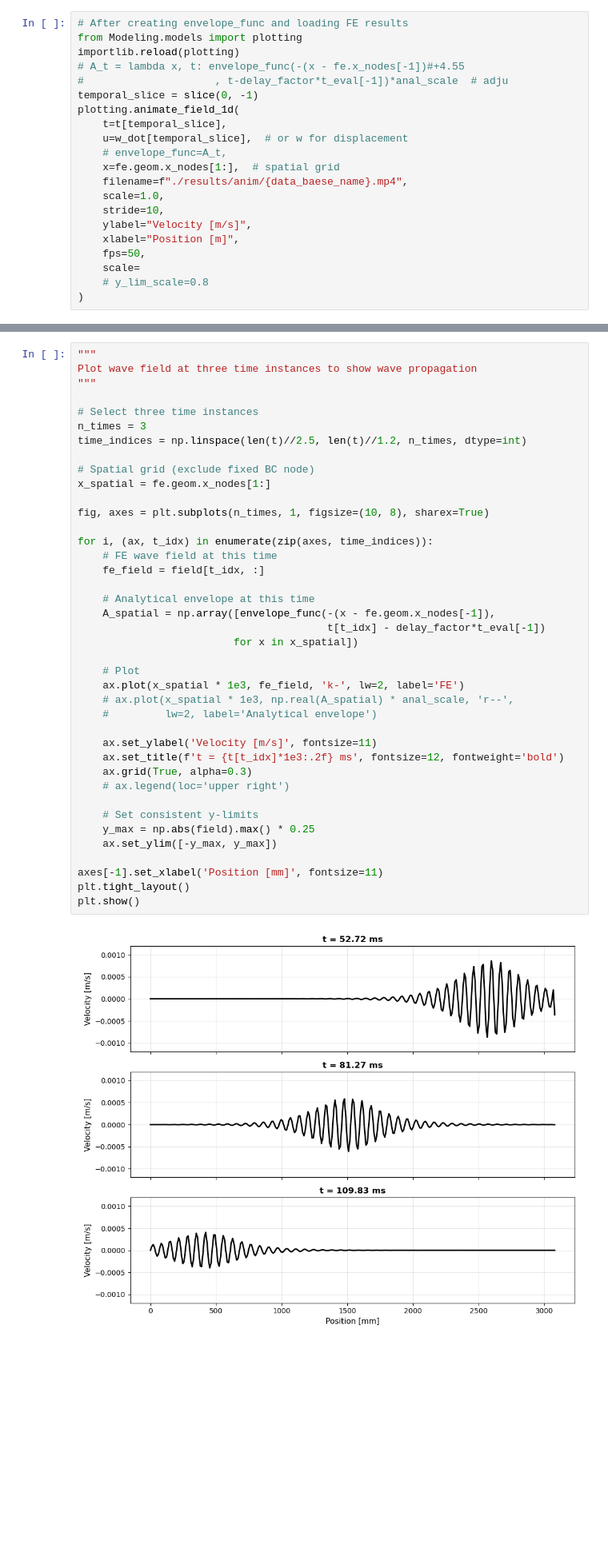
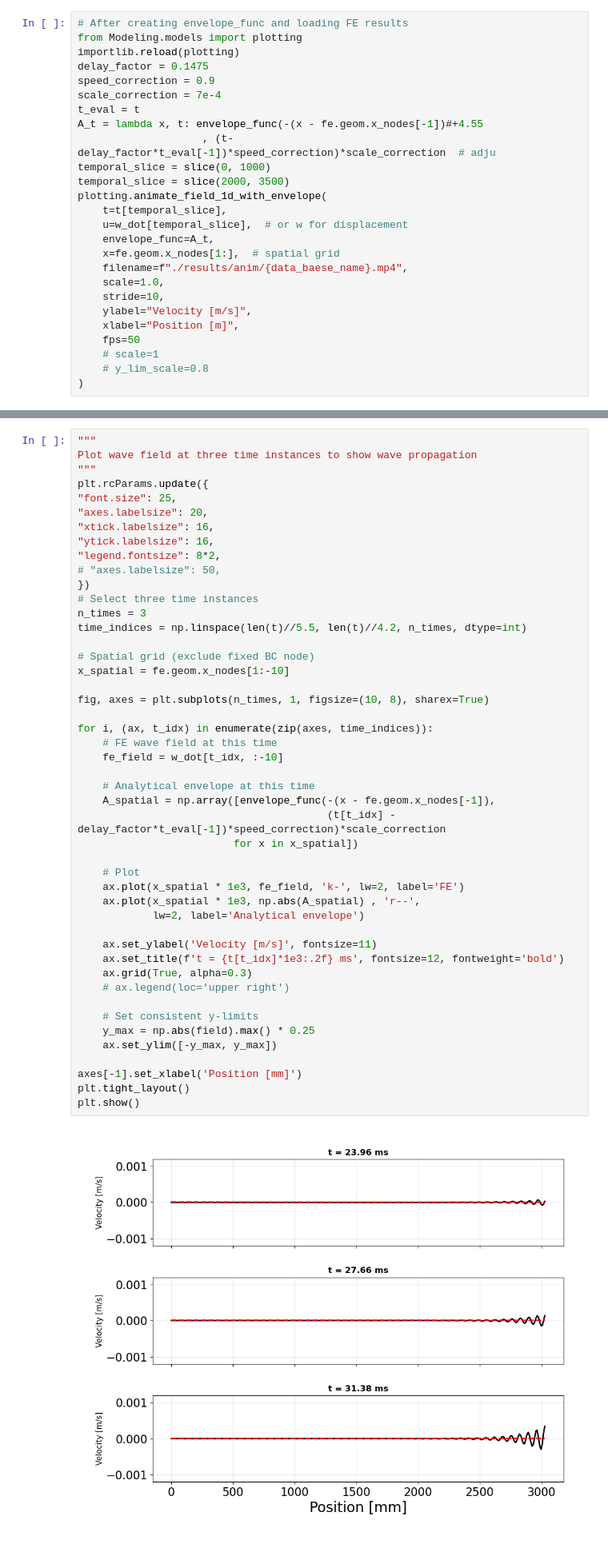
Before and after one commit to nimaet/Modeling, a Jupyter notebook: tasks/soliton/plot_soliton.ipynb, the cells around one changed output, grey strips where cells are left out. Shown at 80% size. Cells and saved outputs as stored; diff of their text form; blank space fills up the shorter version.

```diff
--- a/tasks/soliton/plot_soliton.ipynb
+++ b/tasks/soliton/plot_soliton.ipynb
@@ -203,21 +212,26 @@ plt.show()
 # After creating envelope_func and loading FE results
 from Modeling.models import plotting
 importlib.reload(plotting)
-# A_t = lambda x, t: envelope_func(-(x - fe.x_nodes[-1])#+4.55
-#                     , t-delay_factor*t_eval[-1])*anal_scale  # adju
-temporal_slice = slice(0, -1)
-plotting.animate_field_1d(
+delay_factor = 0.1475
+speed_correction = 0.9
+scale_correction = 7e-4
+t_eval = t
+A_t = lambda x, t: envelope_func(-(x - fe.geom.x_nodes[-1])#+4.55
+                    , (t-delay_factor*t_eval[-1])*speed_correction)*scale_correction  # adju
+temporal_slice = slice(0, 1000)
+temporal_slice = slice(2000, 3500)
+plotting.animate_field_1d_with_envelope(
     t=t[temporal_slice],
     u=w_dot[temporal_slice],  # or w for displacement
-    # envelope_func=A_t,
+    envelope_func=A_t,
     x=fe.geom.x_nodes[1:],  # spatial grid
     filename=f"./results/anim/{data_baese_name}.mp4",
     scale=1.0,
     stride=10,
     ylabel="Velocity [m/s]",
     xlabel="Position [m]",
-    fps=50,
-    scale=
+    fps=50
+    # scale=1
     # y_lim_scale=0.8
 )
 # %% [output]
@@ -228,41 +242,48 @@ Saving frame 2000/2000Saved animation to ./results/anim/soliton_FE_hardening_hig
 """
 Plot wave field at three time instances to show wave propagation
 """
-
+plt.rcParams.update({
+"font.size": 25,
+"axes.labelsize": 20,
+"xtick.labelsize": 16,
+"ytick.labelsize": 16,
+"legend.fontsize": 8*2,
+# "axes.labelsize": 50,
+})
 # Select three time instances
 n_times = 3
-time_indices = np.linspace(len(t)//2.5, len(t)//1.2, n_times, dtype=int)
+time_indices = np.linspace(len(t)//5.5, len(t)//4.2, n_times, dtype=int)
 
 # Spatial grid (exclude fixed BC node)
-x_spatial = fe.geom.x_nodes[1:]
+x_spatial = fe.geom.x_nodes[1:-10]
 
 fig, axes = plt.subplots(n_times, 1, figsize=(10, 8), sharex=True)
 
 for i, (ax, t_idx) in enumerate(zip(axes, time_indices)):
     # FE wave field at this time
-    fe_field = field[t_idx, :]
+    fe_field = w_dot[t_idx, :-10]
 
     # Analytical envelope at this time
     A_spatial = np.array([envelope_func(-(x - fe.geom.x_nodes[-1]),
-                                        t[t_idx] - delay_factor*t_eval[-1])
+                                        (t[t_idx] - delay_factor*t_eval[-1])*speed_correction)*scale_correction
                          for x in x_spatial])
 
     # Plot
     ax.plot(x_spatial * 1e3, fe_field, 'k-', lw=2, label='FE')
-    # ax.plot(x_spatial * 1e3, np.real(A_spatial) * anal_scale, 'r--',
-    #         lw=2, label='Analytical envelope')
+    ax.plot(x_spatial * 1e3, np.abs(A_spatial) , 'r--',
+            lw=2, label='Analytical envelope')
 
     ax.set_ylabel('Velocity [m/s]', fontsize=11)
     ax.set_title(f't = {t[t_idx]*1e3:.2f} ms', fontsize=12, fontweight='bold')
     ax.grid(True, alpha=0.3)
     # ax.legend(loc='upper right')
 
     # Set consistent y-limits
     y_max = np.abs(field).max() * 0.25
     ax.set_ylim([-y_max, y_max])
 
-axes[-1].set_xlabel('Position [mm]', fontsize=11)
+axes[-1].set_xlabel('Position [mm]')
 plt.tight_layout()
 plt.show()
 # %% [output]
-[figure, old version]
+[figure, new version]
```
Also changed, not shown: parts of 6 cells of this notebook, 19 other files.
